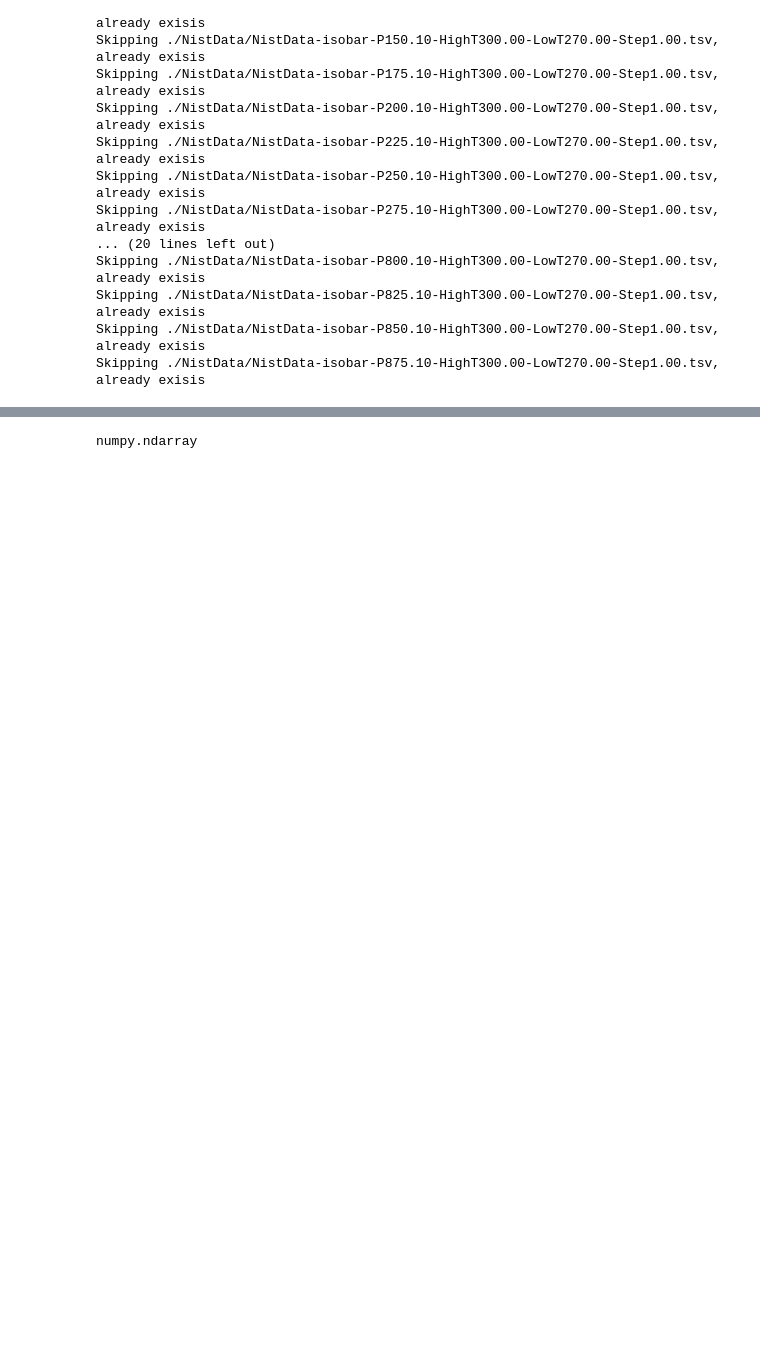
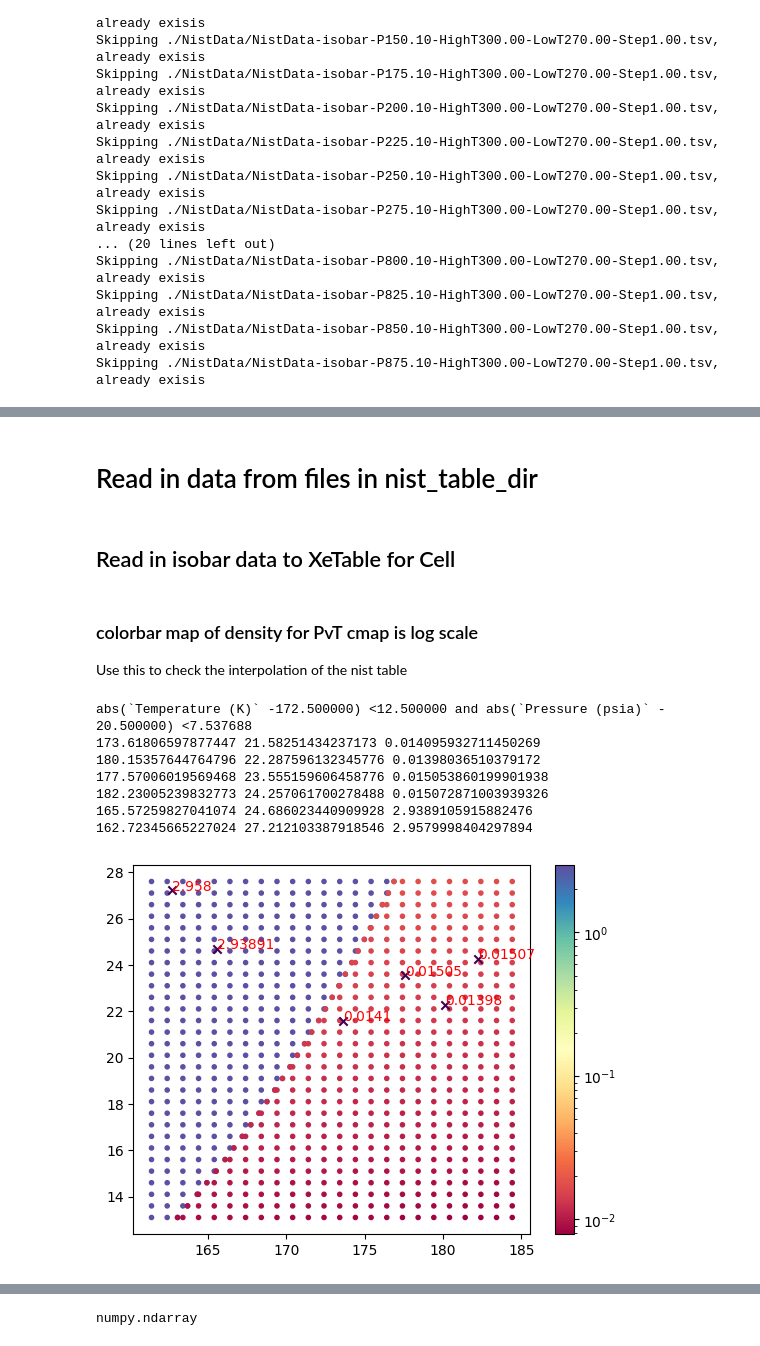
Before and after one commit to jbane11/nexo, a Jupyter notebook: Lab028/XeMassCalc/XenonMassCalc.ipynb, the cells around one changed output, grey strips where cells are left out. Saved outputs shown, nothing was run; the diff lists cells and outputs as text; code cells hidden in the pictures; blank space fills up the shorter version.

```diff
--- a/Lab028/XeMassCalc/XenonMassCalc.ipynb
+++ b/Lab028/XeMassCalc/XenonMassCalc.ipynb
@@ -266,0 +121,67 @@ def GetMassInjected(p,T=293,m_0=XeMass_t0,vol=Storage_vol):
+# %% [markdown]
+# Read in data from files in nist_table_dir
+# %% [markdown]
+## Read in isobar data to XeTable for Cell
+# %%
+files = glob.glob(nist_table_dir+"/*isobar-P[0-30]*LowT[161]*")
+DFs=[]
+Ps=[]
+Ts=[]
+Ds=[]
+for file in files:
+    DF= pd.read_table(file)
+    DFs.append(DF)
+    Ps.append(DF["Pressure (psia)"][:].values)
+    Ts.append(DF["Temperature (K)"][:].values)
+    Ds.append(DF["Density (g/ml)"][:].values)
+if len(files)>0:
+    XeTable=pd.concat(DFs,ignore_index=True)
+    XeTable = XeTable.sort_values(by=["Pressure (psia)","Temperature (K)"])
+
+    X=np.array(XeTable["Temperature (K)"])
+    Y=np.array(XeTable["Pressure (psia)"])
+    Z=np.array(XeTable["Density (g/ml)"])
+    IsoBar_TvP=LinearNDInterpolator(list(zip(X,Y)),Z)
+# %% [markdown]
+### colorbar map of density for PvT  cmap is log scale
+
+Use this to check the interpolation of the nist table
+# %%
+Tmin=160
+Tmax=185
+Pmin=13
+Pmax=28
+count=5
+
+print("abs(`Temperature (K)` -%f) <%f and abs(`Pressure (psia)` - %f) <%f"%((Tmin+Tmax)/2, (Tmax-Tmin)/2,(Pmax+Pmin)/2,(Pmax-Pmin)/1.99))
+DF=XeTable.query("abs(`Temperature (K)` -%f) <%f and abs(`Pressure (psia)` - %f) <%f"%((Tmin+Tmax)/2, (Tmax-Tmin)/2,(Pmax+Pmin)/2,(Pmax-Pmin)/1.99))
+
+plt.scatter(DF["Temperature (K)"],DF["Pressure (psia)"],c=(DF["Density (g/ml)"]),marker=".",cmap="Spectral",norm=matplotlib.colors.LogNorm())
+plt.colorbar()
+
+
+for i in np.arange(0,count+1,1):
+    x=np.random.random()*(Tmax-Tmin)+Tmin
+    y=np.random.random()*(Pmax-Pmin)+Pmin
+    z=IsoBar_TvP(x,y)
+    print(x,y,z)
+
+    plt.text(x,y,np.round(z,5),color="red")
+    plt.scatter(x,y,c=z,marker="x")
+
+
+for m in [0,1,2,3,4,5,6]:
+    m= int(m/6* len(DF.index)) -1
+    X=DF["Temperature (K)"].iloc[m]
+    Y=DF["Pressure (psia)"].iloc[m]
+    Z=DF["Density (g/ml)"].iloc[m]
+   # plt.text(X-0.15,Y-0.015,np.round(Z,4))
+# %% [output]
+abs(`Temperature (K)` -172.500000) <12.500000 and abs(`Pressure (psia)` - 20.500000) <7.537688
+173.61806597877447 21.58251434237173 0.014095932711450269
+180.15357644764796 22.287596132345776 0.01398036510379172
+177.57006019569468 23.555159606458776 0.015053860199901938
+182.23005239832773 24.257061700278488 0.015072871003939326
+165.57259827041074 24.686023440909928 2.9389105915882476
+162.72345665227024 27.212103387918546 2.9579998404297894
+[figure, added]
```
Also changed, not shown: parts of 58 cells of this notebook, 4 other files.
